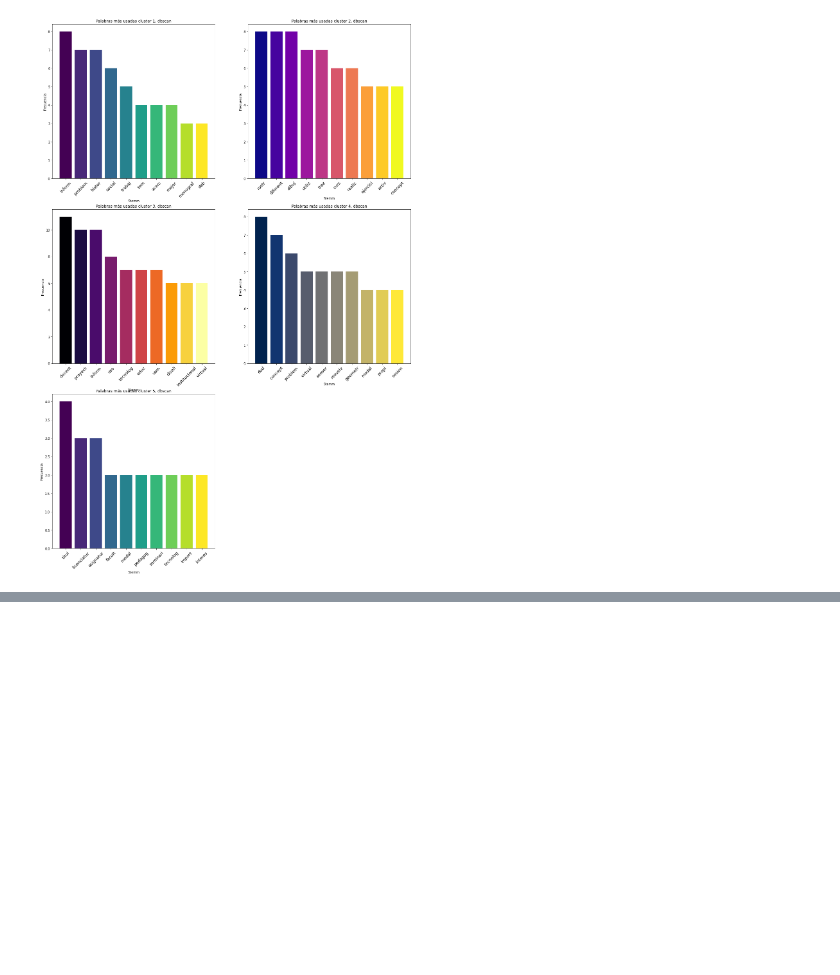
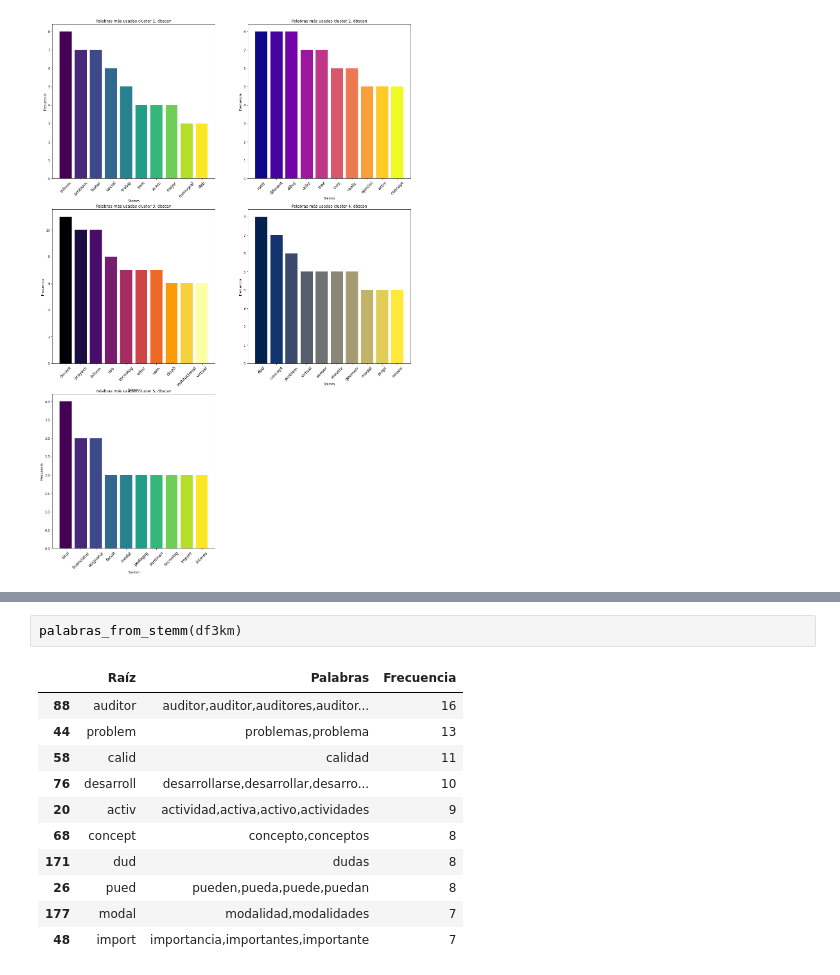
Before and after one commit to DanielaAndaluz/Aplicacion-de-algoritmos-de-clusterizacion-para-la-identificacion-de-patrones-en-las-reflexiones, a Jupyter notebook: Palabras-frecuentes.ipynb, the cells around one changed output, grey strips where cells are left out. Drawn from its saved outputs; the diff is of its cells as text; blank space fills up the shorter version.

```diff
--- a/Palabras-frecuentes.ipynb
+++ b/Palabras-frecuentes.ipynb
@@ -209,0 +263,14 @@ plt.savefig('dbscan.png')
+# %%
+palabras_from_stemm(df3km)
+# %% [output]
+|  | Raíz | Palabras | Frecuencia |
+| 88 | auditor | auditor,auditor,auditores,auditor... | 16 |
+| 44 | problem | problemas,problema | 13 |
+| 58 | calid | calidad | 11 |
+| 76 | desarroll | desarrollarse,desarrollar,desarro... | 10 |
+| 20 | activ | actividad,activa,activo,actividades | 9 |
+| 68 | concept | concepto,conceptos | 8 |
+| 171 | dud | dudas | 8 |
+| 26 | pued | pueden,pueda,puede,puedan | 8 |
+| 177 | modal | modalidad,modalidades | 7 |
+| 48 | import | importancia,importantes,importante | 7 |
```
Also changed, not shown: parts of 14 cells of this notebook, 1 other file.
